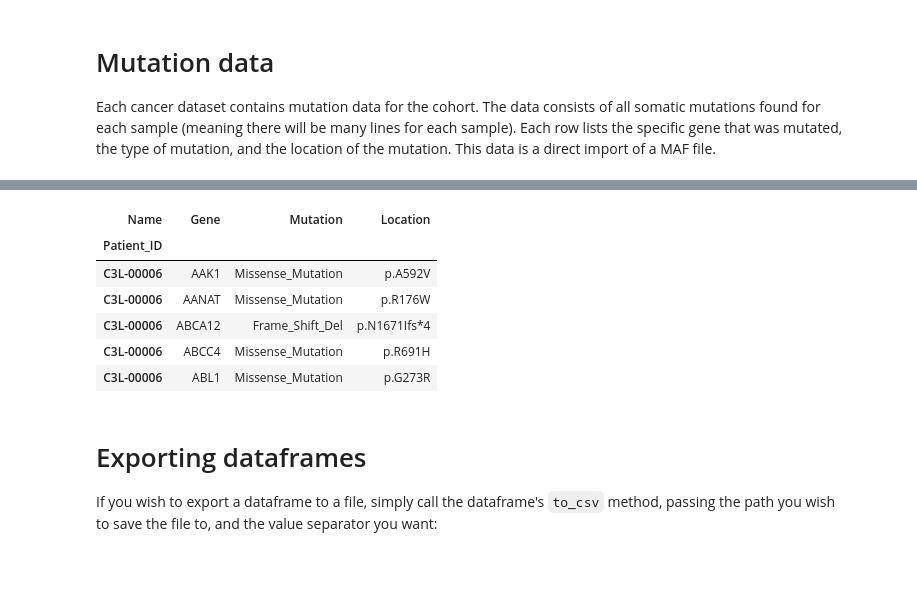
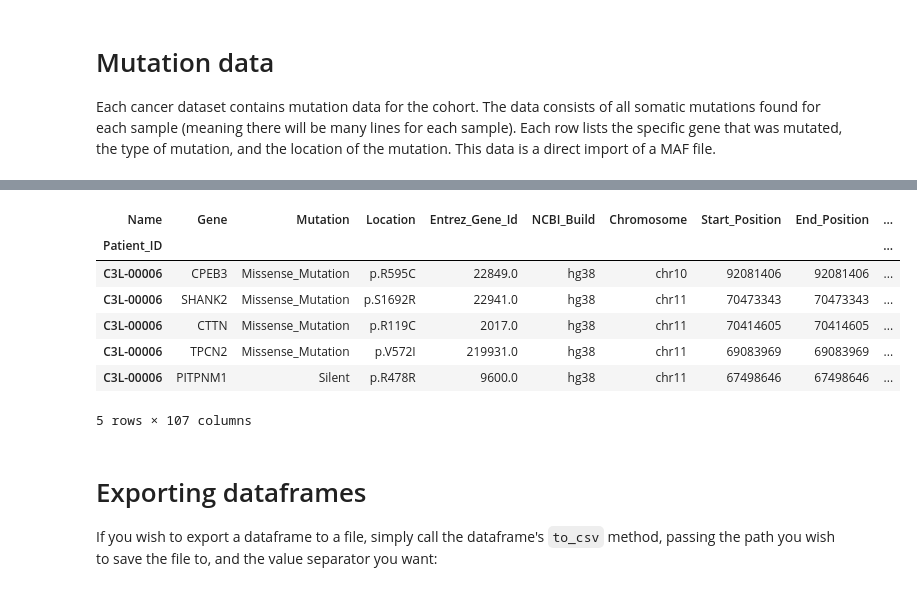
Before and after one commit to PayneLab/cptac, a Jupyter notebook: notebooks/tutorial01_data_intro.ipynb, the cells around one changed output, grey strips where cells are left out. Cells and saved outputs as stored; diff of their text form; code cells hidden in the pictures.

```diff
--- a/notebooks/tutorial01_data_intro.ipynb
+++ b/notebooks/tutorial01_data_intro.ipynb
@@ -143,6 +138,6 @@ clinical.loc[["C3L-00006","C3L-00361","C3L-01246", "C3L-00006.N","C3L-00361.N","
 
 Each cancer dataset contains mutation data for the cohort. The data consists of all somatic mutations found for each sample (meaning there will be many lines for each sample). Each row lists the specific gene that was mutated, the type of mutation, and the location of the mutation. This data is a direct import of a MAF file.
 # %%
-somatic_mutations = en.get_somatic_mutation('awg')
+somatic_mutations = en.get_somatic_mutation('harmonized')
 somatic_mutations.head()
 # %% [output]
@@ -149,10 +145,11 @@ somatic_mutations.head()
-| Name | Gene | Mutation | Location |
-| Patient_ID |  |  |  |
-| C3L-00006 | AAK1 | Missense_Mutation | p.A592V |
-| C3L-00006 | AANAT | Missense_Mutation | p.R176W |
-| C3L-00006 | ABCA12 | Frame_Shift_Del | p.N1671Ifs*4 |
-| C3L-00006 | ABCC4 | Missense_Mutation | p.R691H |
-| C3L-00006 | ABL1 | Missense_Mutation | p.G273R |
+| Name | Gene | Mutation | Location | Entrez_Gene_Id | NCBI_Build | Chromosome | Start_Position | End_Position | ... |
+| Patient_ID |  |  |  |  |  |  |  |  | ... |
+| C3L-00006 | CPEB3 | Missense_Mutation | p.R595C | 22849.0 | hg38 | chr10 | 92081406 | 92081406 | ... |
+| C3L-00006 | SHANK2 | Missense_Mutation | p.S1692R | 22941.0 | hg38 | chr11 | 70473343 | 70473343 | ... |
+| C3L-00006 | CTTN | Missense_Mutation | p.R119C | 2017.0 | hg38 | chr11 | 70414605 | 70414605 | ... |
+| C3L-00006 | TPCN2 | Missense_Mutation | p.V572I | 219931.0 | hg38 | chr11 | 69083969 | 69083969 | ... |
+| C3L-00006 | PITPNM1 | Silent | p.R478R | 9600.0 | hg38 | chr11 | 67498646 | 67498646 | ... |
+5 rows × 107 columns
 # %% [markdown]
 # Exporting dataframes
 
```
Also changed, not shown: parts of 11 cells of this notebook, 2 other files.
